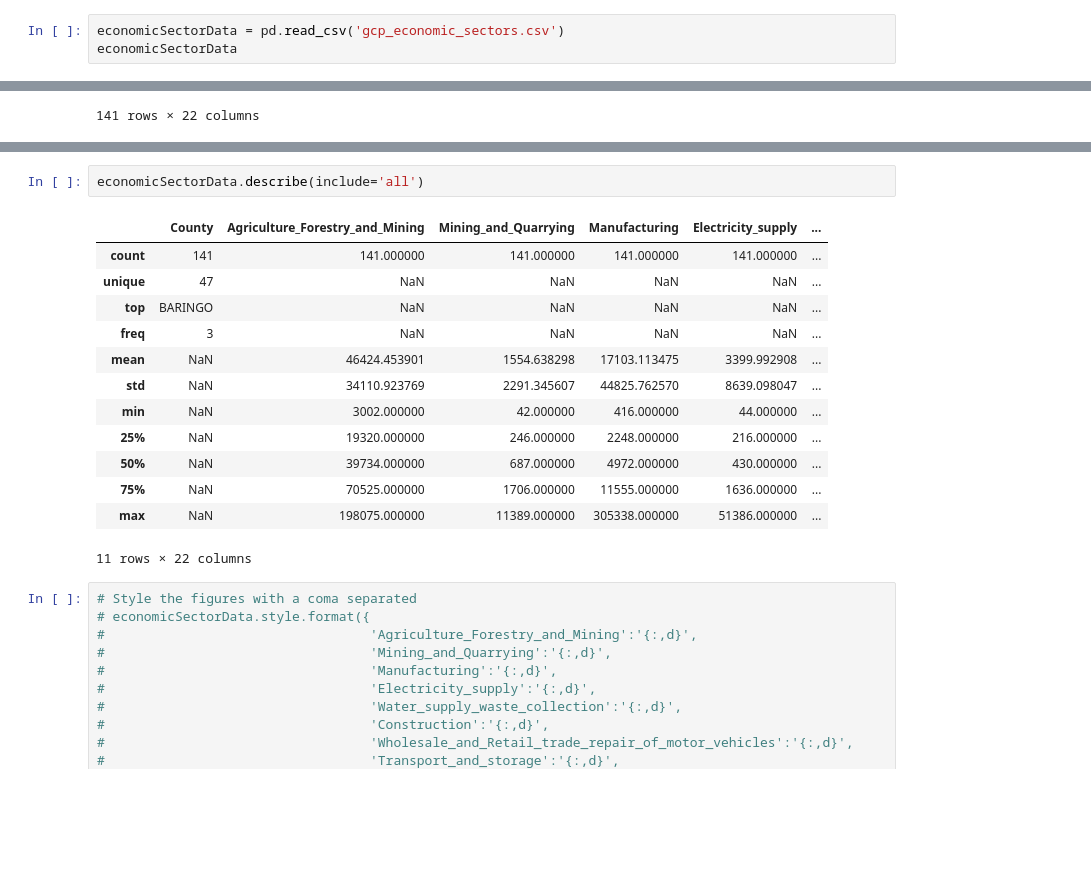
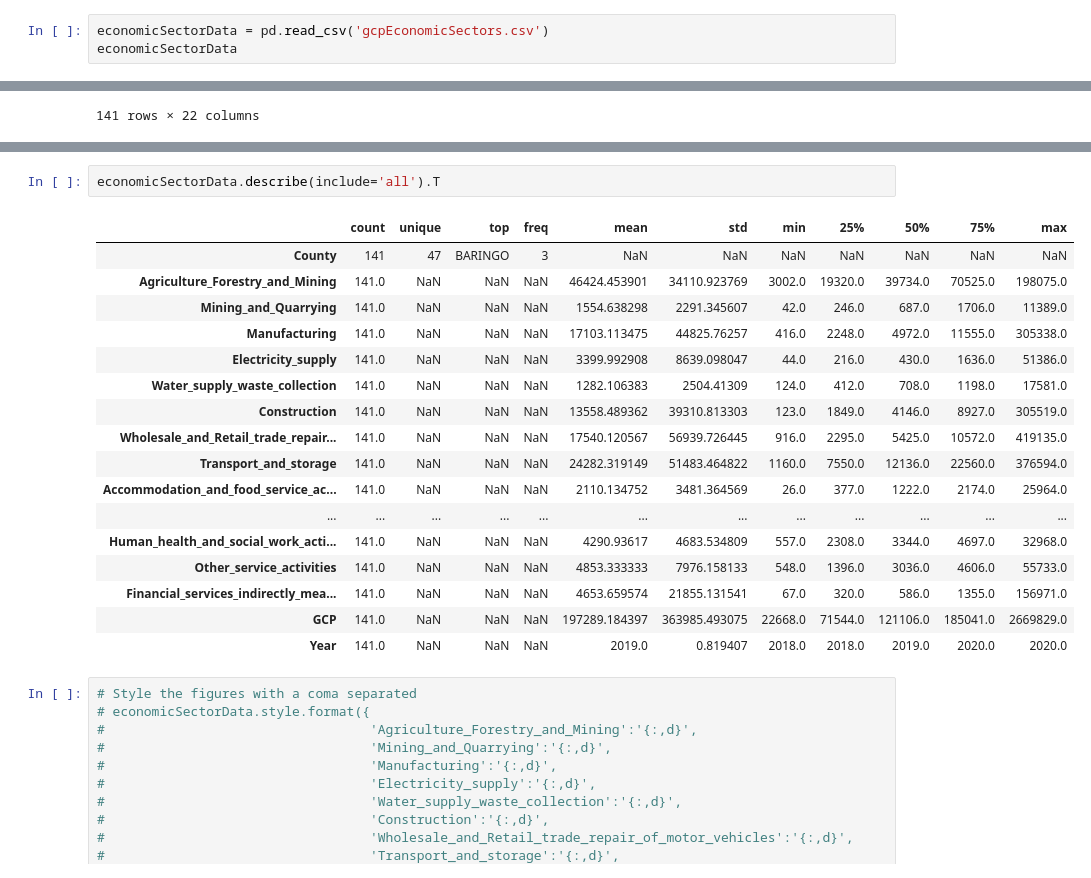
Before and after one commit to 254Bit/KENYAGCPData, a Jupyter notebook: hands_on.ipynb, the cells around one changed output, grey strips where cells are left out. Cells and saved outputs as stored; diff of their text form; blank space fills up the shorter version.

```diff
--- a/hands_on.ipynb
+++ b/hands_on.ipynb
@@ -5,7 +5,7 @@ import plotly as py
 import seaborn as sns
 from matplotlib import pyplot as plt
 # %%
-economicSectorData = pd.read_csv('gcp_economic_sectors.csv')
+economicSectorData = pd.read_csv('gcpEconomicSectors.csv')
 economicSectorData
 # %% [output]
 |  | County | Agriculture_Forestry_and_Mining | Mining_and_Quarrying | Manufacturing | Electricity_supply | ... |
@@ -42,21 +42,25 @@ Data columns (total 22 columns):
 dtypes: int64(21), object(1)
 memory usage: 24.4+ KB
 # %%
-economicSectorData.describe(include='all')
+economicSectorData.describe(include='all').T
 # %% [output]
-|  | County | Agriculture_Forestry_and_Mining | Mining_and_Quarrying | Manufacturing | Electricity_supply | ... |
-| count | 141 | 141.000000 | 141.000000 | 141.000000 | 141.000000 | ... |
-| unique | 47 | NaN | NaN | NaN | NaN | ... |
-| top | BARINGO | NaN | NaN | NaN | NaN | ... |
-| freq | 3 | NaN | NaN | NaN | NaN | ... |
-| mean | NaN | 46424.453901 | 1554.638298 | 17103.113475 | 3399.992908 | ... |
-| std | NaN | 34110.923769 | 2291.345607 | 44825.762570 | 8639.098047 | ... |
-| min | NaN | 3002.000000 | 42.000000 | 416.000000 | 44.000000 | ... |
-| 25% | NaN | 19320.000000 | 246.000000 | 2248.000000 | 216.000000 | ... |
-| 50% | NaN | 39734.000000 | 687.000000 | 4972.000000 | 430.000000 | ... |
-| 75% | NaN | 70525.000000 | 1706.000000 | 11555.000000 | 1636.000000 | ... |
-| max | NaN | 198075.000000 | 11389.000000 | 305338.000000 | 51386.000000 | ... |
+|  | count | unique | top | freq | mean | std | min | 25% | 50% | 75% | max |
+| County | 141 | 47 | BARINGO | 3 | NaN | NaN | NaN | NaN | NaN | NaN | NaN |
+| Agriculture_Forestry_and_Mining | 141.0 | NaN | NaN | NaN | 46424.453901 | 34110.923769 | 3002.0 | 19320.0 | 39734.0 | 70525.0 | 198075.0 |
+| Mining_and_Quarrying | 141.0 | NaN | NaN | NaN | 1554.638298 | 2291.345607 | 42.0 | 246.0 | 687.0 | 1706.0 | 11389.0 |
+| Manufacturing | 141.0 | NaN | NaN | NaN | 17103.113475 | 44825.76257 | 416.0 | 2248.0 | 4972.0 | 11555.0 | 305338.0 |
+| Electricity_supply | 141.0 | NaN | NaN | NaN | 3399.992908 | 8639.098047 | 44.0 | 216.0 | 430.0 | 1636.0 | 51386.0 |
+| Water_supply_waste_collection | 141.0 | NaN | NaN | NaN | 1282.106383 | 2504.41309 | 124.0 | 412.0 | 708.0 | 1198.0 | 17581.0 |
+| Construction | 141.0 | NaN | NaN | NaN | 13558.489362 | 39310.813303 | 123.0 | 1849.0 | 4146.0 | 8927.0 | 305519.0 |
+| Wholesale_and_Retail_trade_repair... | 141.0 | NaN | NaN | NaN | 17540.120567 | 56939.726445 | 916.0 | 2295.0 | 5425.0 | 10572.0 | 419135.0 |
+| Transport_and_storage | 141.0 | NaN | NaN | NaN | 24282.319149 | 51483.464822 | 1160.0 | 7550.0 | 12136.0 | 22560.0 | 376594.0 |
+| Accommodation_and_food_service_ac... | 141.0 | NaN | NaN | NaN | 2110.134752 | 3481.364569 | 26.0 | 377.0 | 1222.0 | 2174.0 | 25964.0 |
+| ... | ... | ... | ... | ... | ... | ... | ... | ... | ... | ... | ... |
+| Human_health_and_social_work_acti... | 141.0 | NaN | NaN | NaN | 4290.93617 | 4683.534809 | 557.0 | 2308.0 | 3344.0 | 4697.0 | 32968.0 |
+| Other_service_activities | 141.0 | NaN | NaN | NaN | 4853.333333 | 7976.158133 | 548.0 | 1396.0 | 3036.0 | 4606.0 | 55733.0 |
+| Financial_services_indirectly_mea... | 141.0 | NaN | NaN | NaN | 4653.659574 | 21855.131541 | 67.0 | 320.0 | 586.0 | 1355.0 | 156971.0 |
+| GCP | 141.0 | NaN | NaN | NaN | 197289.184397 | 363985.493075 | 22668.0 | 71544.0 | 121106.0 | 185041.0 | 2669829.0 |
+| Year | 141.0 | NaN | NaN | NaN | 2019.0 | 0.819407 | 2018.0 | 2018.0 | 2019.0 | 2020.0 | 2020.0 |
-11 rows × 22 columns
 # %%
 # Style the figures with a coma separated
 # economicSectorData.style.format({
```
Also changed, not shown: 6 other files.
